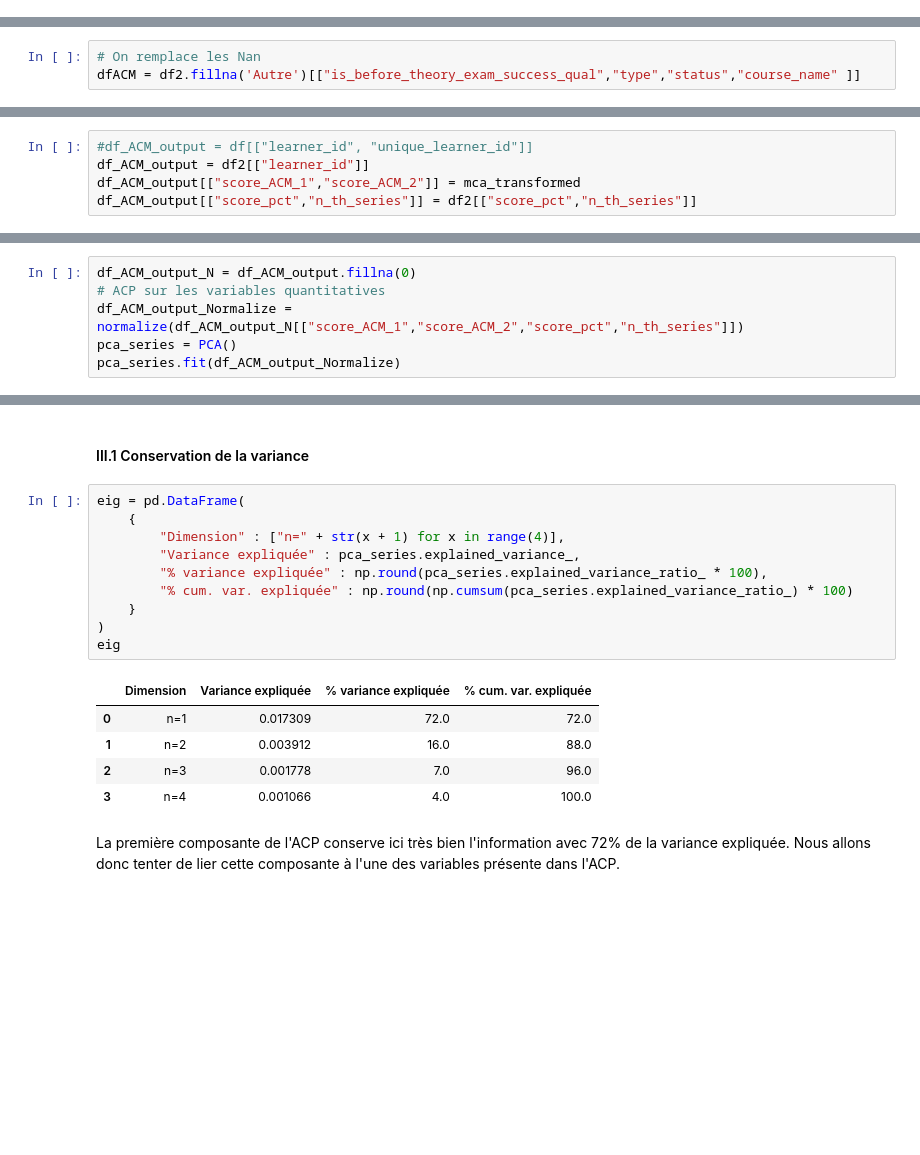
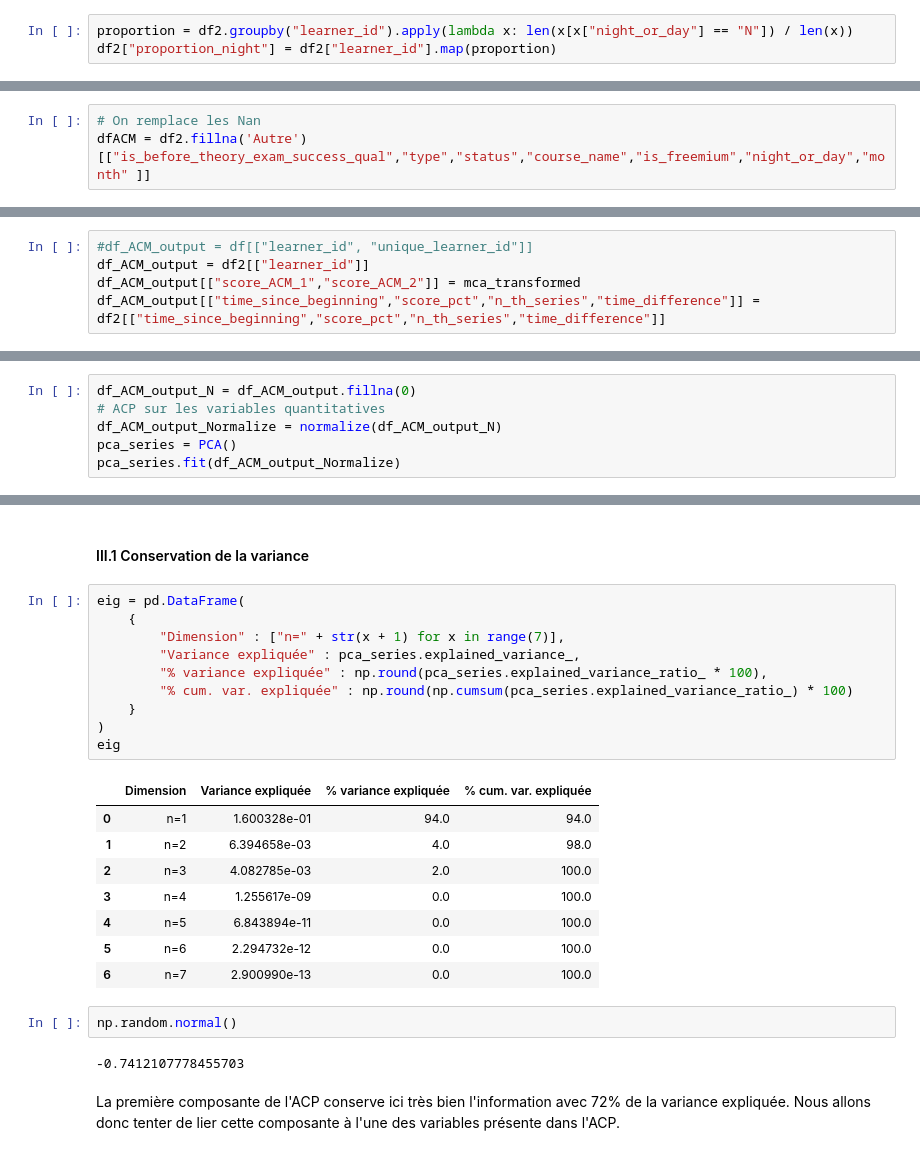
Before and after one commit to Kacimyou/Statapp_Ornikar_ENSAE_2022-2023, a Jupyter notebook: StatApp Dimension_reduction.ipynb, the cells around one changed output, grey strips where cells are left out. Saved outputs shown, nothing was run; the diff lists cells and outputs as text; blank space fills up the shorter version.

```diff
--- a/StatApp Dimension_reduction.ipynb
+++ b/StatApp Dimension_reduction.ipynb
@@ -51,0 +112,3 @@ df2['n_th_series'] = df2.groupby('learner_id').cumcount()
+# %%
+proportion = df2.groupby("learner_id").apply(lambda x: len(x[x["night_or_day"] == "N"]) / len(x))
+df2["proportion_night"] = df2["learner_id"].map(proportion)
@@ -63,7 +152,7 @@ df2["is_before_theory_exam_success_qual"] = df2["is_before_theory_exam_success"]
                                                                              na_action = None)
 # %%
 # On remplace les Nan
-dfACM = df2.fillna('Autre')[["is_before_theory_exam_success_qual","type","status","course_name" ]]
+dfACM = df2.fillna('Autre')[["is_before_theory_exam_success_qual","type","status","course_name","is_freemium","night_or_day","month" ]]
 # %%
 #Réalisation de l'ACM
 mca = prince.MCA()
@@ -95,7 +188,7 @@ mca_transformed = mca.transform(dfACM)
 #df_ACM_output = df[["learner_id", "unique_learner_id"]]
 df_ACM_output = df2[["learner_id"]]
 df_ACM_output[["score_ACM_1","score_ACM_2"]] = mca_transformed
-df_ACM_output[["score_pct","n_th_series"]] = df2[["score_pct","n_th_series"]]
+df_ACM_output[["time_since_beginning","score_pct","n_th_series","time_difference"]] = df2[["time_since_beginning","score_pct","n_th_series","time_difference"]]
 # %% [output]
 A value is trying to be set on a copy of a slice from a DataFrame.
 Try using .loc[row_indexer,col_indexer] = value instead
@@ -135,7 +225,7 @@ Pour l'instant nous avons rempli les valeurs Nan avec des 0 en attendant de trou
 # %%
 df_ACM_output_N = df_ACM_output.fillna(0)
 # ACP sur les variables quantitatives
-df_ACM_output_Normalize = normalize(df_ACM_output_N[["score_ACM_1","score_ACM_2","score_pct","n_th_series"]])
+df_ACM_output_Normalize = normalize(df_ACM_output_N)
 pca_series = PCA()
 pca_series.fit(df_ACM_output_Normalize)
 # %% [output]
@@ -145,19 +235,26 @@ PCA()
 # %%
 eig = pd.DataFrame(
     {
-        "Dimension" : ["n=" + str(x + 1) for x in range(4)],
+        "Dimension" : ["n=" + str(x + 1) for x in range(7)],
         "Variance expliquée" : pca_series.explained_variance_,
         "% variance expliquée" : np.round(pca_series.explained_variance_ratio_ * 100),
         "% cum. var. expliquée" : np.round(np.cumsum(pca_series.explained_variance_ratio_) * 100)
     }
 )
 eig
 # %% [output]
 |  | Dimension | Variance expliquée | % variance expliquée | % cum. var. expliquée |
-| 0 | n=1 | 0.017309 | 72.0 | 72.0 |
-| 1 | n=2 | 0.003912 | 16.0 | 88.0 |
-| 2 | n=3 | 0.001778 | 7.0 | 96.0 |
-| 3 | n=4 | 0.001066 | 4.0 | 100.0 |
+| 0 | n=1 | 1.600328e-01 | 94.0 | 94.0 |
+| 1 | n=2 | 6.394658e-03 | 4.0 | 98.0 |
+| 2 | n=3 | 4.082785e-03 | 2.0 | 100.0 |
+| 3 | n=4 | 1.255617e-09 | 0.0 | 100.0 |
+| 4 | n=5 | 6.843894e-11 | 0.0 | 100.0 |
+| 5 | n=6 | 2.294732e-12 | 0.0 | 100.0 |
+| 6 | n=7 | 2.900990e-13 | 0.0 | 100.0 |
+# %%
+np.random.normal()
+# %% [output]
+-0.7412107778455703
 # %% [markdown]
 La première composante de l'ACP conserve ici très bien l'information avec 72% de la variance expliquée. Nous allons donc tenter de lier cette composante à l'une des variables présente dans l'ACP.
 # %% [markdown]
```
Also changed, not shown: parts of 31 cells of this notebook.
